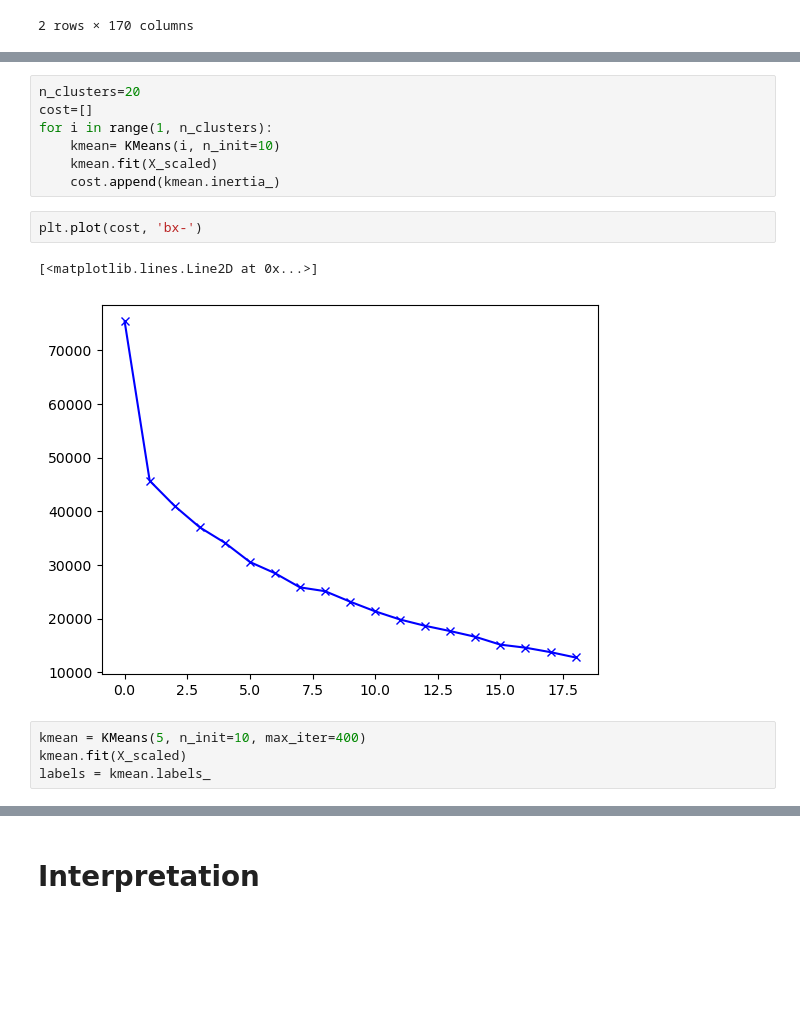
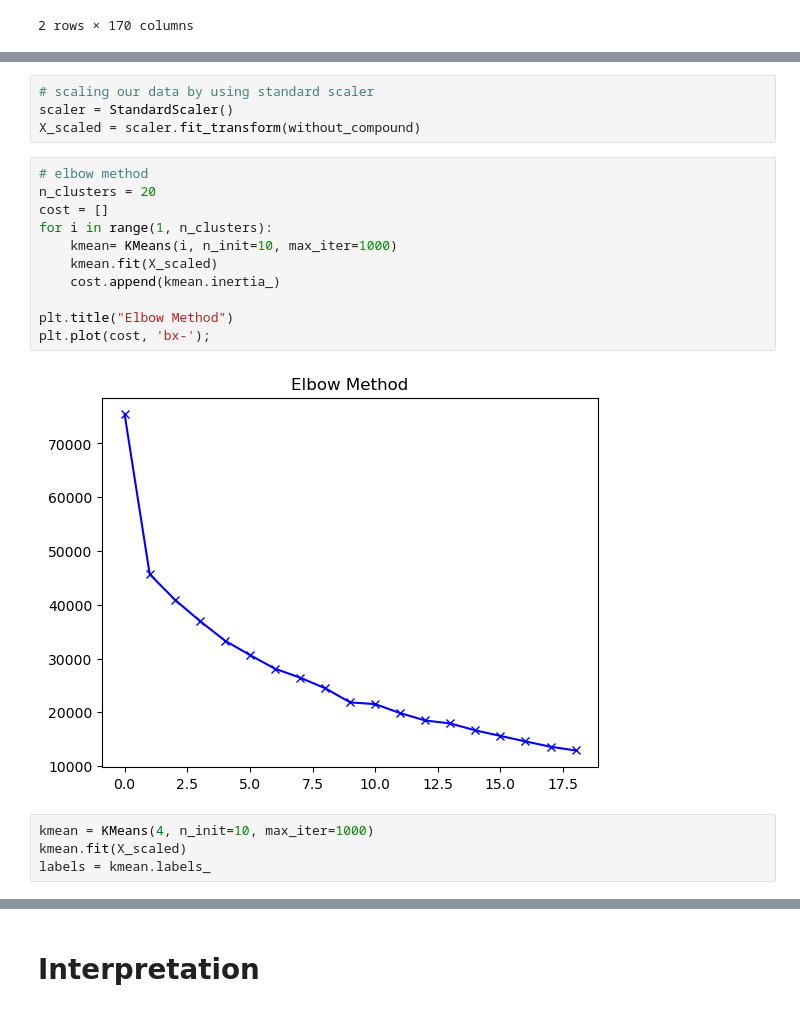
Before and after one commit to AhmadHammad21/Skin-Permeation, a Jupyter notebook: notebooks/5. clustering.ipynb, the cells around one changed output, grey strips where cells are left out. Saved outputs shown, nothing was run; the diff lists cells and outputs as text; blank space fills up the shorter version.

```diff
--- a/notebooks/5. clustering.ipynb
+++ b/notebooks/5. clustering.ipynb
@@ -42,17 +34,22 @@ X_scaled = scaler.fit_transform(without_compound)
+# %%
+# scaling our data by using standard scaler
+scaler = StandardScaler()
+X_scaled = scaler.fit_transform(without_compound)
 # %%
-n_clusters=20
-cost=[]
+# elbow method
+n_clusters = 20
+cost = []
 for i in range(1, n_clusters):
-    kmean= KMeans(i, n_init=10)
+    kmean= KMeans(i, n_init=10, max_iter=1000)
     kmean.fit(X_scaled)
     cost.append(kmean.inertia_)
+
+plt.title("Elbow Method")
+plt.plot(cost, 'bx-');
+# %% [output]
+[figure, added]
-# %%
-plt.plot(cost, 'bx-')
-# %% [output]
-[<matplotlib.lines.Line2D at 0x...>]
-[figure, removed]
 # %%
-kmean = KMeans(5, n_init=10, max_iter=400)
+kmean = KMeans(4, n_init=10, max_iter=1000)
 kmean.fit(X_scaled)
 labels = kmean.labels_
 # %%
```
Also changed, not shown: parts of 29 cells of this notebook, 2 other files.
